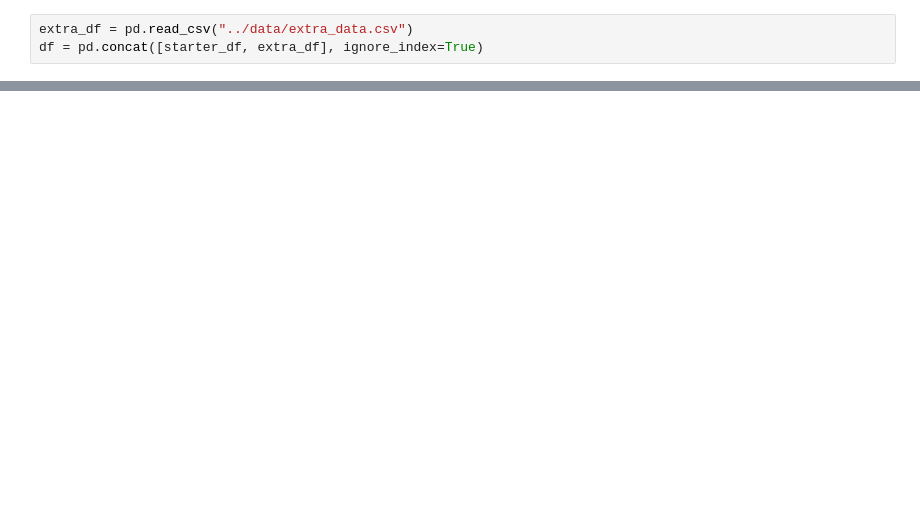
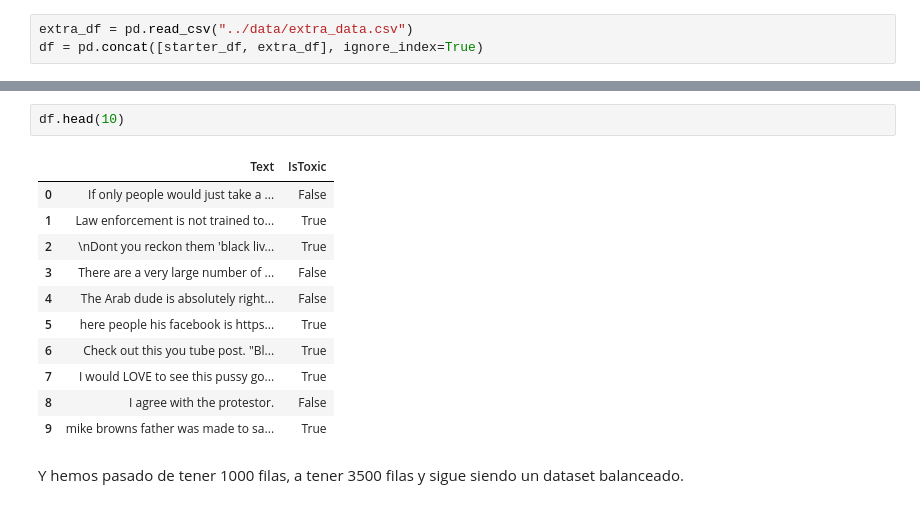
Before and after one commit to Bootcamp-IA-P4/PX-G1, a Jupyter notebook: models/alla-model.ipynb, the cells around one changed output, grey strips where cells are left out. Cells and saved outputs as stored; diff of their text form; blank space fills up the shorter version.

```diff
--- a/models/alla-model.ipynb
+++ b/models/alla-model.ipynb
@@ -62,3 +185,19 @@ df.info()
+# %%
+df.head(10)
+# %% [output]
+|  | Text | IsToxic |
+| 0 | If only people would just take a ... | False |
+| 1 | Law enforcement is not trained to... | True |
+| 2 | \nDont you reckon them 'black liv... | True |
+| 3 | There are a very large number of ... | False |
+| 4 | The Arab dude is absolutely right... | False |
+| 5 | here people his facebook is https... | True |
+| 6 | Check out this you tube post. "Bl... | True |
+| 7 | I would LOVE to see this pussy go... | True |
+| 8 | I agree with the protestor. | False |
+| 9 | mike browns father was made to sa... | True |
+# %% [markdown]
+Y hemos pasado de tener 1000 filas, a tener 3500 filas y sigue siendo un dataset balanceado.
 # %%
 stop_words = set(stopwords.words('english'))
 lemmatizer = WordNetLemmatizer()
```
Also changed, not shown: parts of 25 cells of this notebook, 1 other file.
